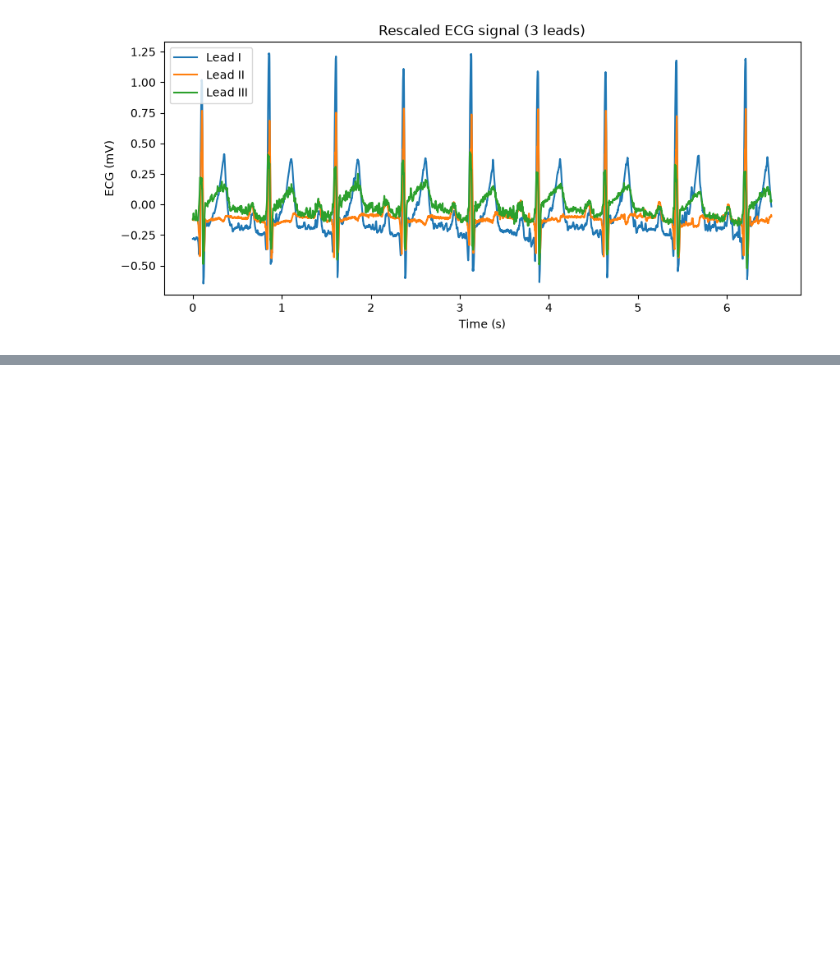
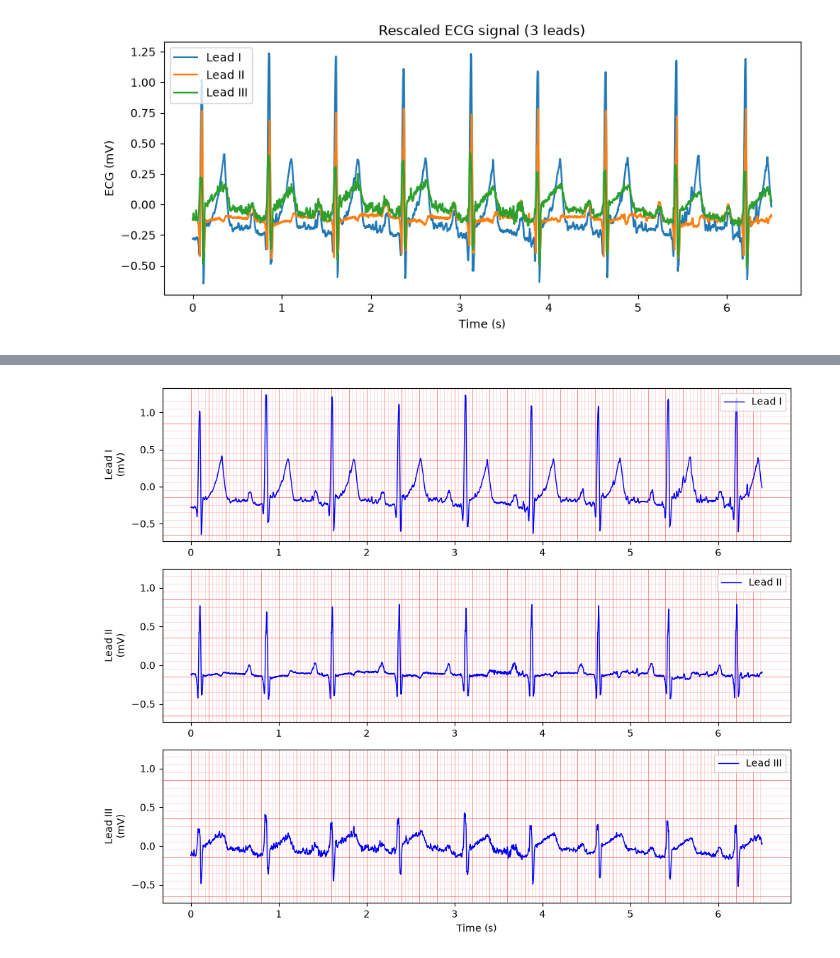
Before and after one commit to ChloeGil-student/Series01-Python, a Jupyter notebook: Series01-Python.ipynb, the cells around one changed output, grey strips where cells are left out. Saved outputs shown, nothing was run; the diff lists cells and outputs as text; code cells hidden in the pictures; blank space fills up the shorter version.

```diff
--- a/Series01-Python.ipynb
+++ b/Series01-Python.ipynb
@@ -222,0 +482,29 @@ plot_ecg(
+# %%
+def plot_all_leads_in_subplots_shared_scale(time, ecg, lead_names, colors):
+    """Plot all ECG leads, each in its own subplot, sharing the same
+    y-axis scale across all leads (unlike plot_all_leads_in_subplots,
+    which scales each lead independently).
+
+    Sharing the scale allows visually comparing the amplitude between
+    leads, as on a real multi-lead ECG monitor.
+
+    Parameters
+    ----------
+    time : array-like
+        Time values for the ECG signal, in seconds.
+    ecg : array-like
+        ECG signal values for all leads (shape: n_samples x n_leads).
+    lead_names : list of str
+        Names of the ECG leads, e.g. ["Lead I", "Lead II", "Lead III"].
+    colors : list of str
+        Colors used for each lead's line, matched by position to lead_names.
+    """
+    min_ecg, max_ecg = ecg.min(), ecg.max()
+
+    plt.figure(figsize=(10, 8))
+    for i, (lead_name, color) in enumerate(zip(lead_names, colors), start=1):
+        plot_one_lead_in_subplots(i, time, ecg[:, i - 1], lead_name, color,
+                                    min_ecg=min_ecg, max_ecg=max_ecg)
+    plt.xlabel("Time (s)")
+    plt.tight_layout()
+    plt.show()
@@ -222,0 +558,8 @@ plot_ecg(
+# %%
+plot_all_leads_in_subplots_shared_scale(
+    time=time_axis_s, ecg=ecg_mV,
+    lead_names=["Lead I", "Lead II", "Lead III"],
+    colors=["blue", "blue", "blue"]
+)
+# %% [output]
+[figure, added]
```
Also changed, not shown: parts of 14 cells of this notebook.
